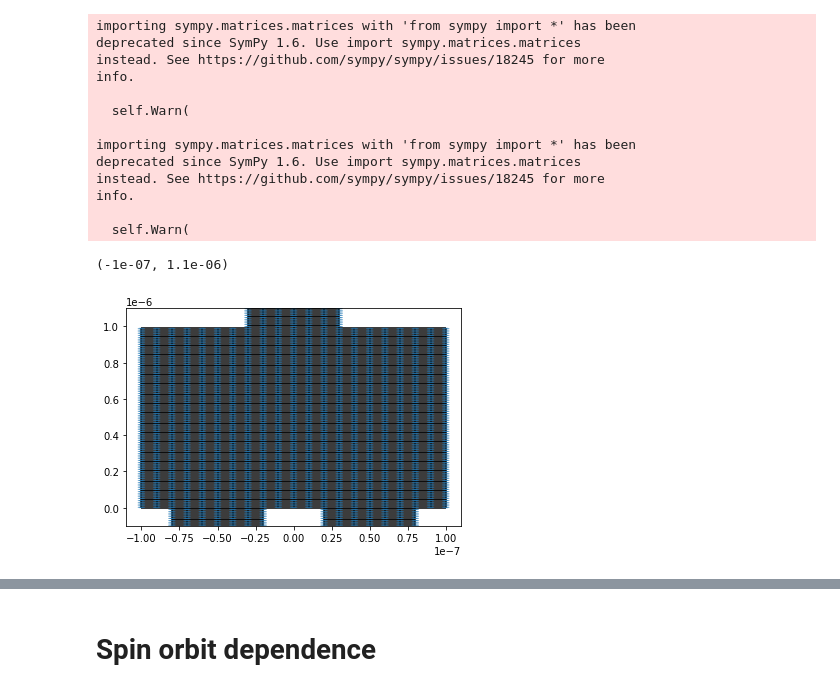
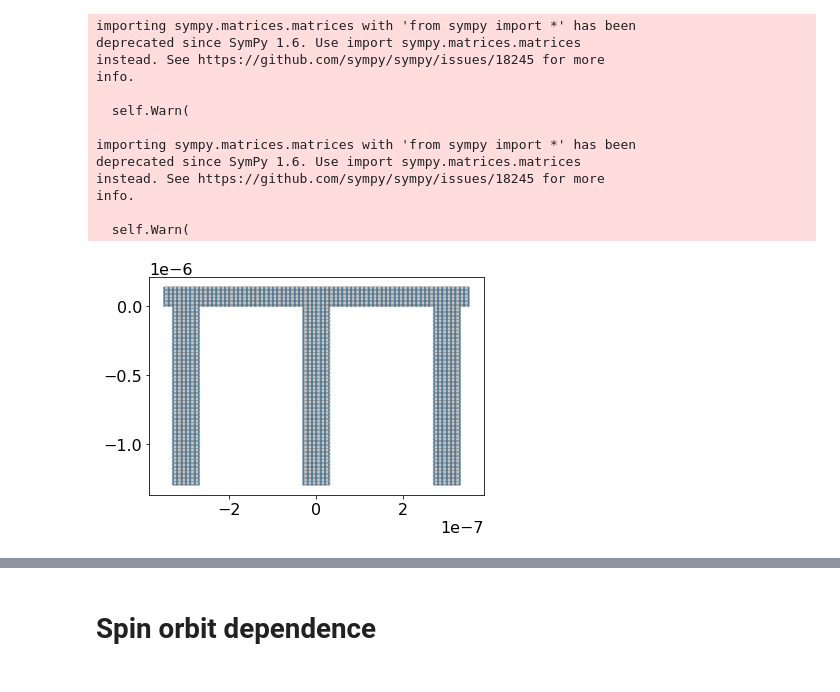
Before and after one commit to Satin21/Trijunction, a Jupyter notebook: analysis/phase_dependence.ipynb, the cells around one changed output, grey strips where cells are left out. Cells and saved outputs as stored; diff of their text form; code cells hidden in the pictures.

```diff
--- a/analysis/phase_dependence.ipynb
+++ b/analysis/phase_dependence.ipynb
@@ -135,15 +323,15 @@ for spectra in spectras:
 # %% [markdown]
 ## Long junction
 # %%
-width = 20*a
-center = [-width/4, width/4]
+width = 70*a
+center = [-width/2+5*a, width/2-5*a]
 geometry = {
     "l": 130*a,
     "w": 7*a,
     "a": a,
-    "side": 'up',
+    "side": 'down',
     "shape": 'rectangle',
-    "L": 100*a,
+    "L": 15*a,
     "W": width,
     "centers": center
 }
@@ -167,10 +355,8 @@ info.
 # %%
 fig, ax = plt.subplots()
 kwant.plot(trijunction, ax=ax)
-ax.set_ylim(-1e-7, 11e-7)
 # %% [output]
-(-1e-07, 1.1e-06)
-[figure, old version]
+[figure, new version]
 # %%
 n = 60
 system = [trijunction, f_params]
```
Also changed, not shown: parts of 26 cells of this notebook, 25 other files.
